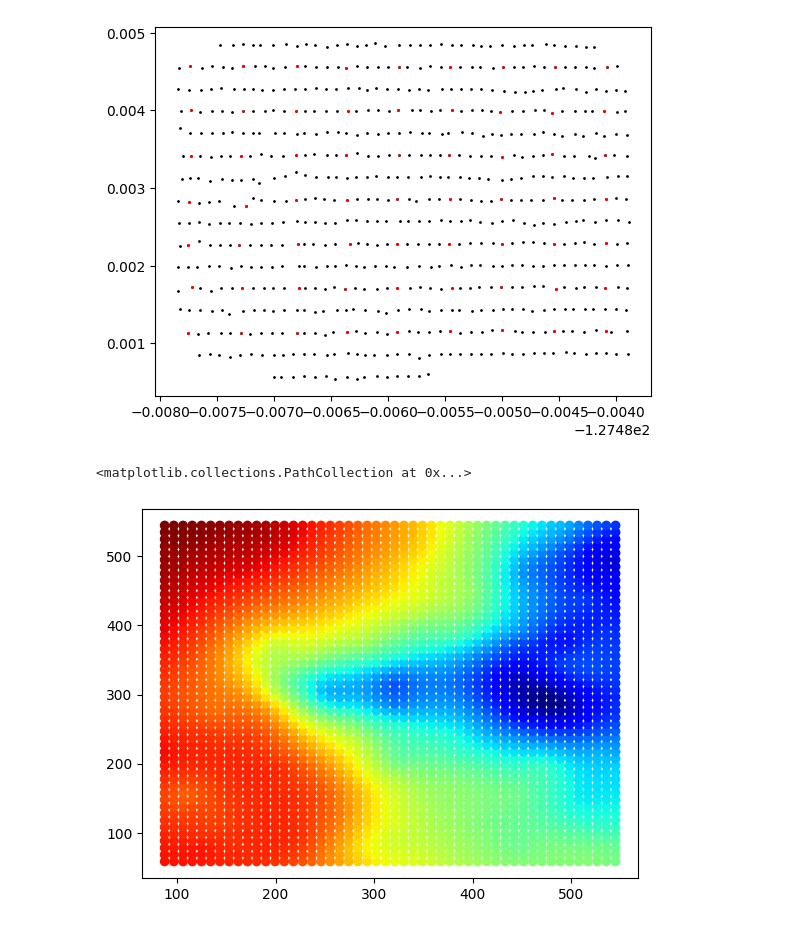
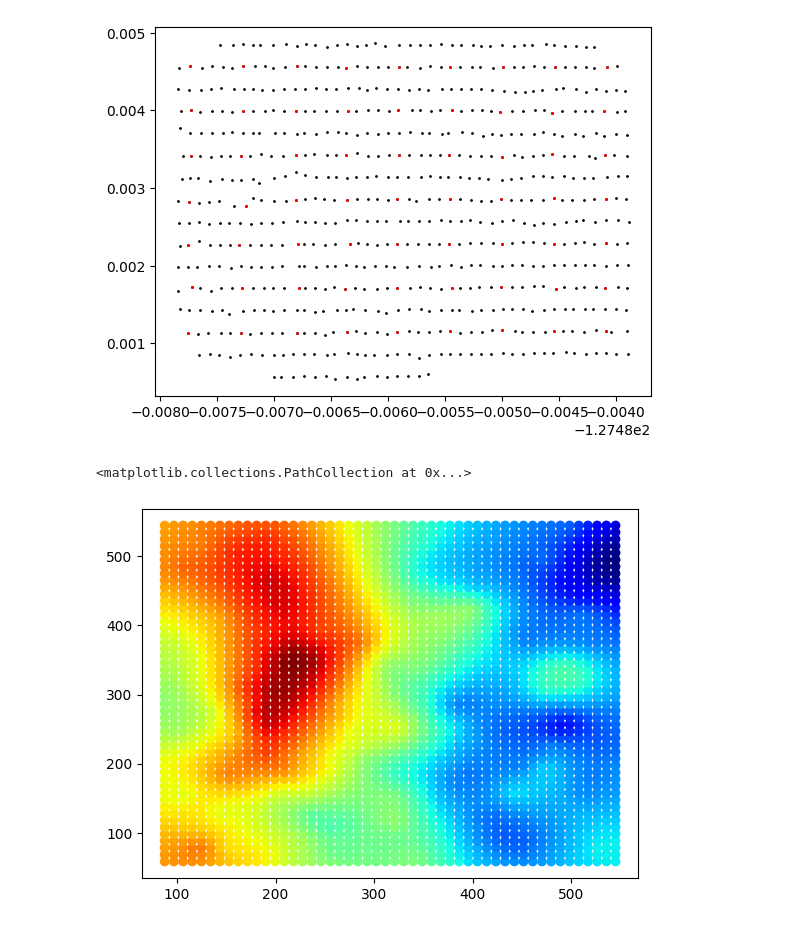
Before and after one commit to harmonsong/SGB_tomography_project, a Jupyter notebook: 7-1_modelvalidate_interpolation.ipynb, the cells around one changed output. Drawn from its saved outputs; the diff is of its cells as text; code cells hidden in the pictures.

```diff
--- a/7-1_modelvalidate_interpolation.ipynb
+++ b/7-1_modelvalidate_interpolation.ipynb
@@ -426,7 +418,7 @@ plt.scatter(lon_stations_virsrc, lat_stations_virsrc, c='r', label='Original',s
 <matplotlib.collections.PathCollection at 0x...>
 [figure]
 # %%
-plt.scatter(x_grid,y_grid,c=vs_inter[:,:,33],cmap='jet')
+plt.scatter(x_grid,y_grid,c=vs_inter[:,:,22],cmap='jet')
 # %% [output]
 <matplotlib.collections.PathCollection at 0x...>
-[figure, old version]
+[figure, new version]
```
Also changed, not shown: parts of 3 cells of this notebook, 8 other files.
